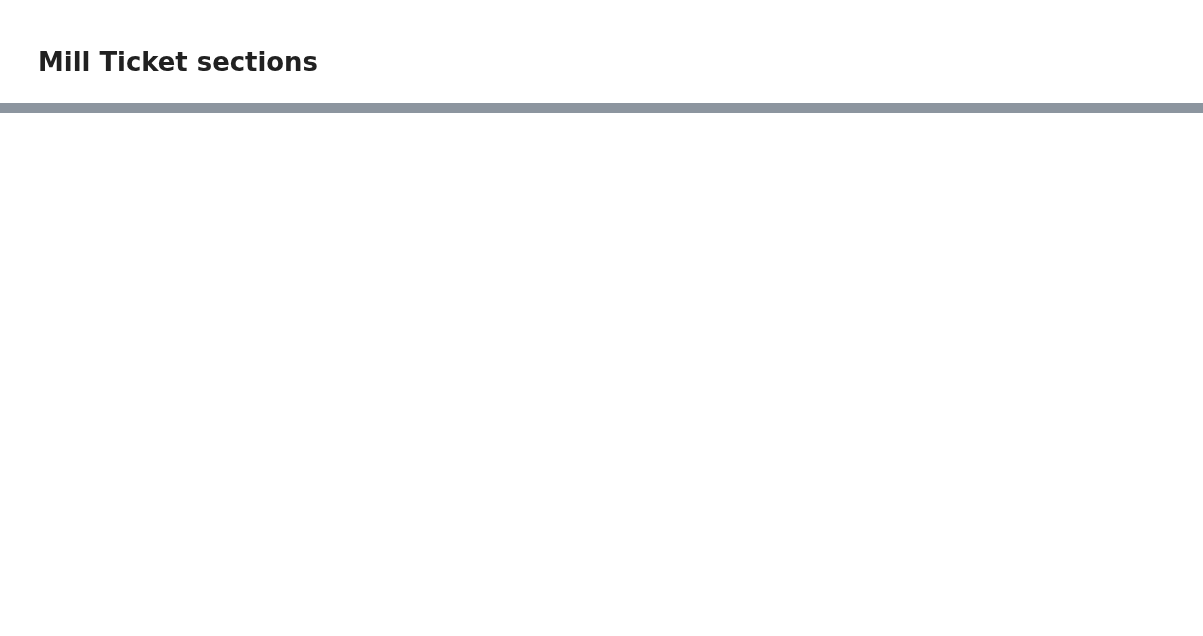
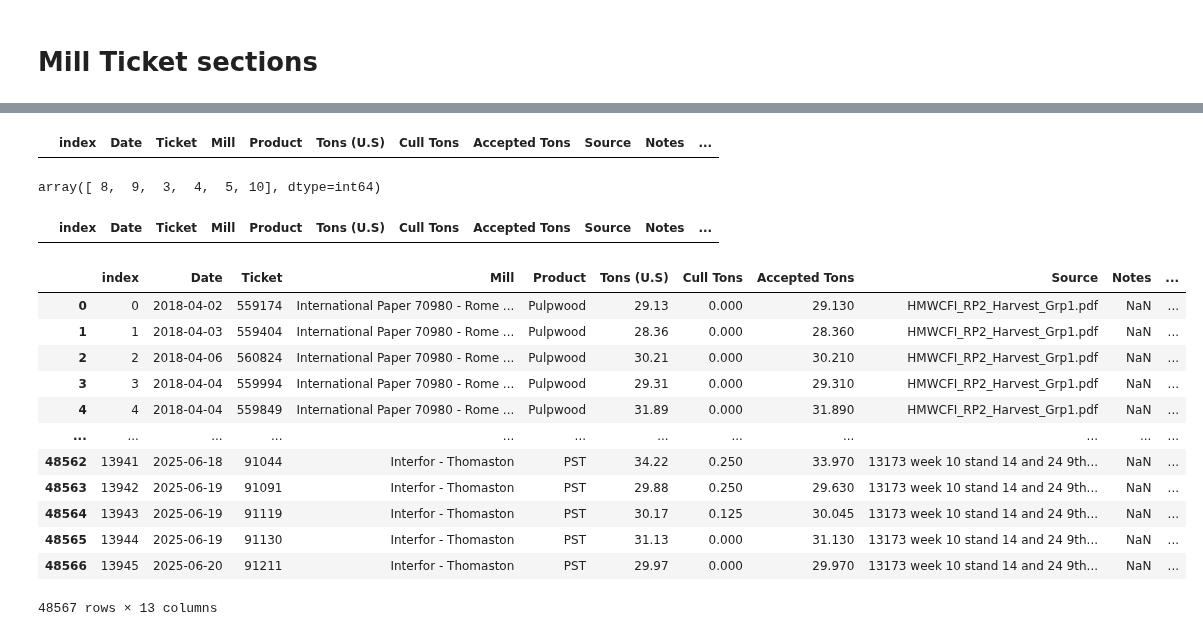
Before and after one commit to BilyBrown/sqlite3-tutorial, a Jupyter notebook: make_db_trial_v0.ipynb, the cells around one changed output, grey strips where cells are left out. Drawn from its saved outputs; the diff is of its cells as text; code cells hidden in the pictures; blank space fills up the shorter version.

```diff
--- a/make_db_trial_v0.ipynb
+++ b/make_db_trial_v0.ipynb
@@ -318,7 +347,7 @@ tract_df.to_sql('tract', conn, if_exists='replace', index=False, dtype={'tract_u
 # %% [markdown]
 # Mill Ticket sections
 # %%
-projs = ['WAR', 'WRR', 'BJT']
+projs = ['WAR', 'WRR', 'BJT', 'DLT', 'MLB', 'BKG', 'MID']
 # %%
 mill_loc = r"P:\Mill Tickets"
 mega_df = pd.DataFrame()
@@ -414,7 +453,7 @@ mega_df['Reporting Period'].fillna(mega_df['ReportingPeriod'],inplace=True)
 
 def rep_fix(x):
     if "RP" in str(x):
-        return x[-1]
+        return x.replace("RP", "")
     else:
         return x
 
@@ -436,6 +475,6 @@ harvest_df = mega_df[['Date',
                 'TicketID',
                 'Week']].copy()
 
-harvest_df = harvest_df.drop_duplicates()
+harvest_df = harvest_df.drop_duplicates(subset=['Date', 'Ticket', 'Tons (U.S)', 'Mill', 'Cull Tons', 'Accepted Tons', 'TicketID'], keep='first')
 harvest_df.loc[harvest_df['TicketID'] == 'WAR18051XXXX', 'TicketID'] = 'WAR180518XXXX' # Found some mislabeled tickets
 harvest_df.reset_index(inplace=True)
@@ -441,0 +484,28 @@ harvest_df.reset_index(inplace=True)
+# %%
+dup_no_rp.sort_values(by=['Ticket'])
+# %% [output]
+|  | index | Date | Ticket | Mill | Product | Tons (U.S) | Cull Tons | Accepted Tons | Source | Notes | ... |
+# %%
+harvest_df.loc[harvest_df['TicketID'].str.contains("MLB"), 'Reporting Period'].unique()
+# %% [output]
+array([ 8,  9,  3,  4,  5, 10], dtype=int64)
+# %%
+harvest_df[harvest_df["Reporting Period"] == 0]
+# %% [output]
+|  | index | Date | Ticket | Mill | Product | Tons (U.S) | Cull Tons | Accepted Tons | Source | Notes | ... |
+# %%
+harvest_df.loc[(harvest_df['TicketID'].str.contains("WAR"))]
+# %% [output]
+|  | index | Date | Ticket | Mill | Product | Tons (U.S) | Cull Tons | Accepted Tons | Source | Notes | ... |
+| 0 | 0 | 2018-04-02 | 559174 | International Paper 70980 - Rome ... | Pulpwood | 29.13 | 0.000 | 29.130 | HMWCFI_RP2_Harvest_Grp1.pdf | NaN | ... |
+| 1 | 1 | 2018-04-03 | 559404 | International Paper 70980 - Rome ... | Pulpwood | 28.36 | 0.000 | 28.360 | HMWCFI_RP2_Harvest_Grp1.pdf | NaN | ... |
+| 2 | 2 | 2018-04-06 | 560824 | International Paper 70980 - Rome ... | Pulpwood | 30.21 | 0.000 | 30.210 | HMWCFI_RP2_Harvest_Grp1.pdf | NaN | ... |
+| 3 | 3 | 2018-04-04 | 559994 | International Paper 70980 - Rome ... | Pulpwood | 29.31 | 0.000 | 29.310 | HMWCFI_RP2_Harvest_Grp1.pdf | NaN | ... |
+| 4 | 4 | 2018-04-04 | 559849 | International Paper 70980 - Rome ... | Pulpwood | 31.89 | 0.000 | 31.890 | HMWCFI_RP2_Harvest_Grp1.pdf | NaN | ... |
+| ... | ... | ... | ... | ... | ... | ... | ... | ... | ... | ... | ... |
+| 48562 | 13941 | 2025-06-18 | 91044 | Interfor - Thomaston | PST | 34.22 | 0.250 | 33.970 | 13173 week 10 stand 14 and 24 9th... | NaN | ... |
+| 48563 | 13942 | 2025-06-19 | 91091 | Interfor - Thomaston | PST | 29.88 | 0.250 | 29.630 | 13173 week 10 stand 14 and 24 9th... | NaN | ... |
+| 48564 | 13943 | 2025-06-19 | 91119 | Interfor - Thomaston | PST | 30.17 | 0.125 | 30.045 | 13173 week 10 stand 14 and 24 9th... | NaN | ... |
+| 48565 | 13944 | 2025-06-19 | 91130 | Interfor - Thomaston | PST | 31.13 | 0.000 | 31.130 | 13173 week 10 stand 14 and 24 9th... | NaN | ... |
+| 48566 | 13945 | 2025-06-20 | 91211 | Interfor - Thomaston | PST | 29.97 | 0.000 | 29.970 | 13173 week 10 stand 14 and 24 9th... | NaN | ... |
+48567 rows × 13 columns
```
Also changed, not shown: parts of 42 cells of this notebook.
